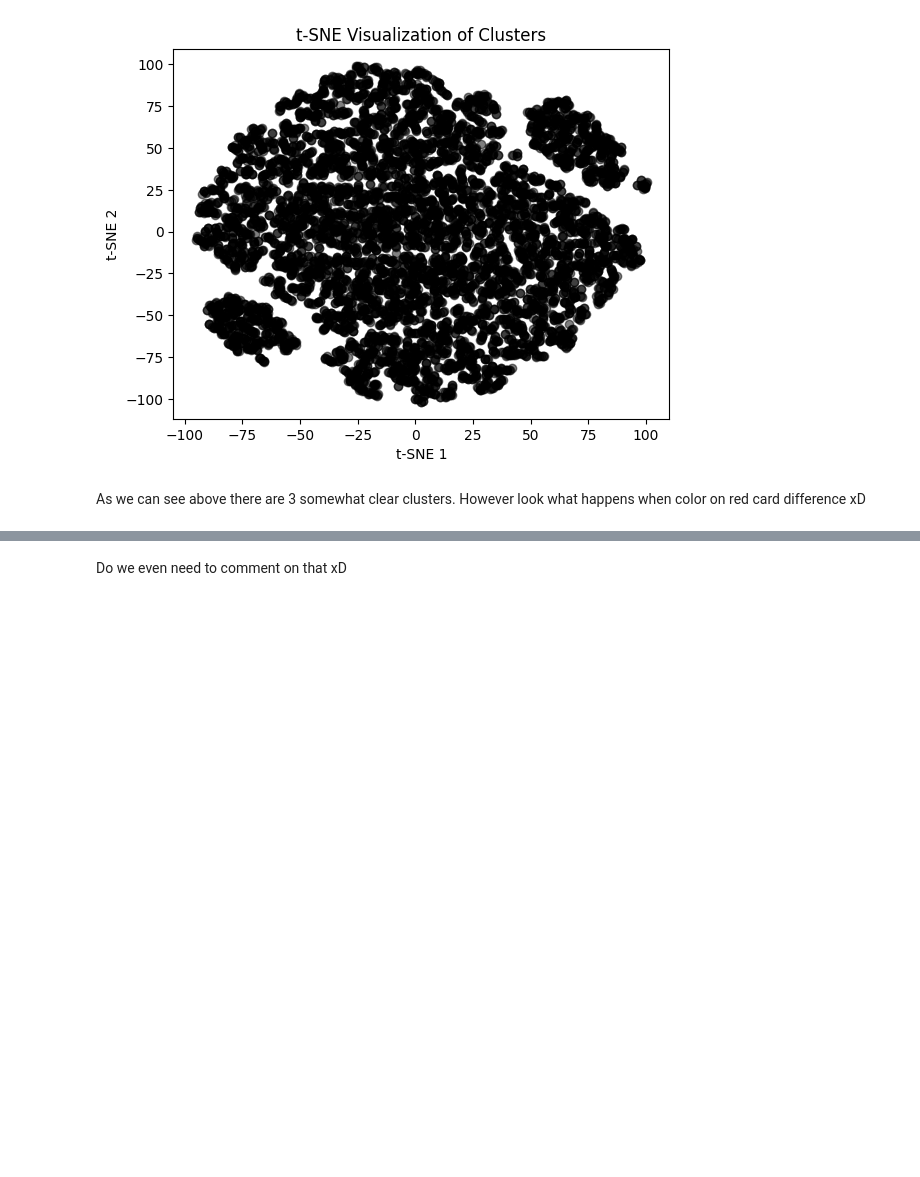
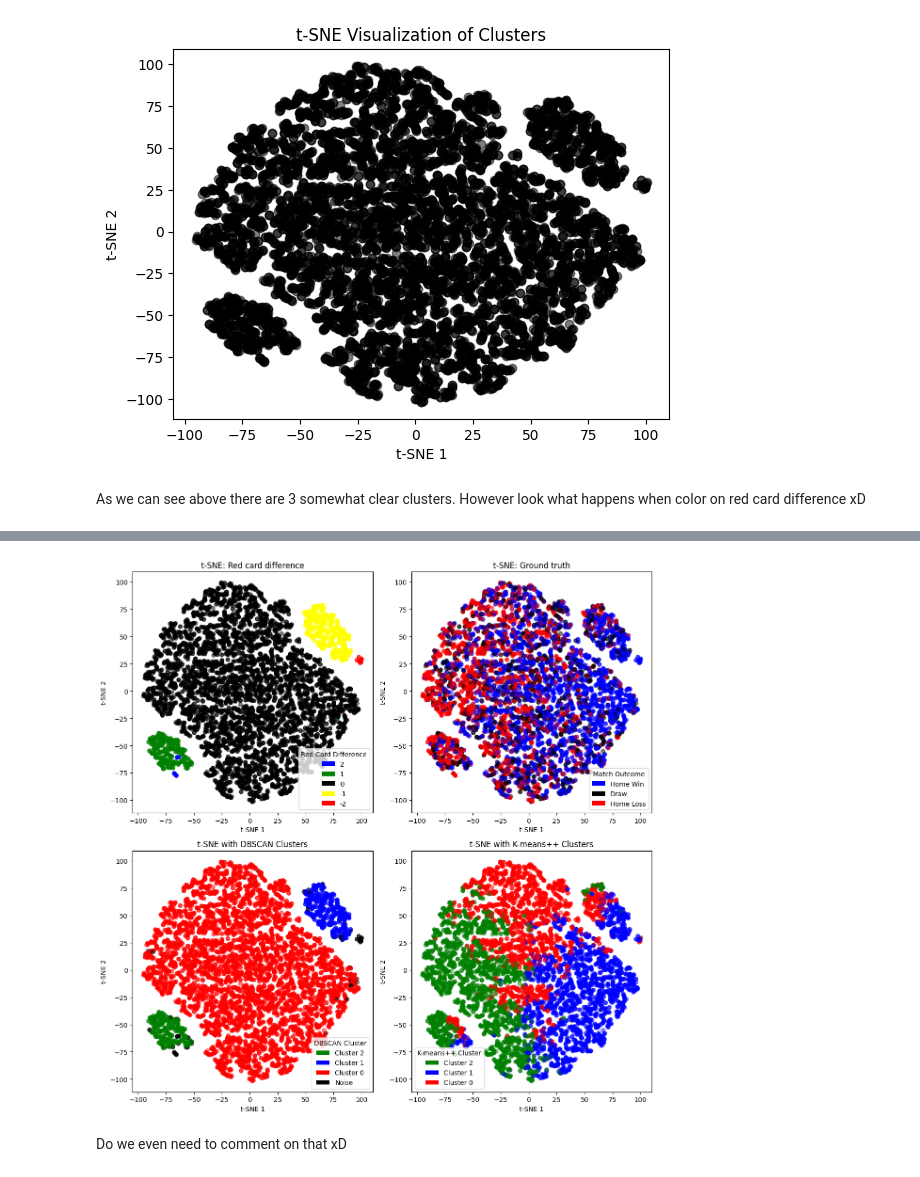
Before and after one commit to frederik007hb/Data-Mining, a Jupyter notebook: Group29_Checkpoint 1.ipynb, the cells around one changed output, grey strips where cells are left out. Saved outputs shown, nothing was run; the diff lists cells and outputs as text; code cells hidden in the pictures; blank space fills up the shorter version.

```diff
--- a/Group29_Checkpoint 1.ipynb
+++ b/Group29_Checkpoint 1.ipynb
@@ -522,2 +487,67 @@ plt.show()
+# %%
+# --- Prepare evaluation values ---
+eval_dataframe = pd.DataFrame({'RC_diff': data['HR'] - data['AR']})
+evaluating_measure = eval_dataframe.values.flatten()
+labels_dbscan = dbscan.labels_
+labels_kmeans = k_means.labels_
+
+# --- Color maps ---
+color_map1 = {2: 'blue', 1: 'green', 0: 'black', -1: 'yellow', -2: 'red'}
+color_map2 = {1: 'blue', 0: 'black', -1: 'red'}
+color_map3 = {2: 'green', 1: 'blue', 0: 'red', -1: 'black'}
+color_map4 = {2: 'green', 1: 'blue', 0: 'red'}
+
+# --- Prepare colors ---
+colors1 = [color_map1[int(val)] for val in evaluating_measure]
+colors2 = [color_map2[int(val)] for val in ground_truth]
+colors3 = [color_map3[int(val)] for val in labels]
+colors4 = [color_map4[int(val)] for val in labels_kmeans]
+
+# --- Legends ---
+legend_1 = {2: '2', 1: '1', 0: '0', -1: '-1', -2: '-2'}
+legend_2 = {1: 'Home Win', 0: 'Draw', -1: 'Home Loss'}
+legend_3 = {2: 'Cluster 2', 1: 'Cluster 1', 0: 'Cluster 0', -1: 'Noise'}
+legend_4 = {2: 'Cluster 2', 1: 'Cluster 1', 0: 'Cluster 0'}
+
+# --- Create figure ---
+fig, ax = plt.subplots(2, 2, figsize=(12, 12))
+ax = ax.flatten()
+
+# --- Subplot 1: Red card difference ---
+ax[0].scatter(embedding[:, 0], embedding[:, 1], color=colors1, alpha=0.5)
+ax[0].set_xlabel("t-SNE 1")
+ax[0].set_ylabel("t-SNE 2")
+ax[0].set_title("t-SNE: Red card difference")
+legend_elements1 = [Patch(facecolor=color_map1[key], label=legend_1[key]) for key in legend_1]
+ax[0].legend(handles=legend_elements1, title="Red Card Difference")
+
+# --- Subplot 2: Match outcome ---
+ax[1].scatter(embedding[:, 0], embedding[:, 1], color=colors2, alpha=0.5)
+ax[1].set_xlabel("t-SNE 1")
+ax[1].set_ylabel("t-SNE 2")
+ax[1].set_title("t-SNE: Ground truth")
+legend_elements2 = [Patch(facecolor=color_map2[key], label=legend_2[key]) for key in legend_2]
+ax[1].legend(handles=legend_elements2, title="Match Outcome")
+
+# --- Subplot 3: DBSCAN clusters ---
+ax[2].scatter(embedding[:, 0], embedding[:, 1], color=colors3, alpha=0.5)
+ax[2].set_xlabel("t-SNE 1")
+ax[2].set_ylabel("t-SNE 2")
+ax[2].set_title("t-SNE with DBSCAN Clusters")
+legend_elements3 = [Patch(facecolor=color_map3[key], label=legend_3[key]) for key in legend_3]
+ax[2].legend(handles=legend_elements3, title="DBSCAN Cluster")
+
+# --- Subplot 4: K-means++ clusters ---
+ax[3].scatter(embedding[:, 0], embedding[:, 1], color=colors4, alpha=0.5)
+ax[3].set_xlabel("t-SNE 1")
+ax[3].set_ylabel("t-SNE 2")
+ax[3].set_title("t-SNE with K-means++ Clusters")
+legend_elements4 = [Patch(facecolor=color_map4[key], label=legend_4[key]) for key in legend_4]
+ax[3].legend(handles=legend_elements4, title="K-means++ Cluster")
+
+plt.tight_layout()
+plt.show()
+# %% [output]
+[figure, added]
 # %% [markdown]
 Do we even need to comment on that xD
```
Also changed, not shown: parts of 16 cells of this notebook.
